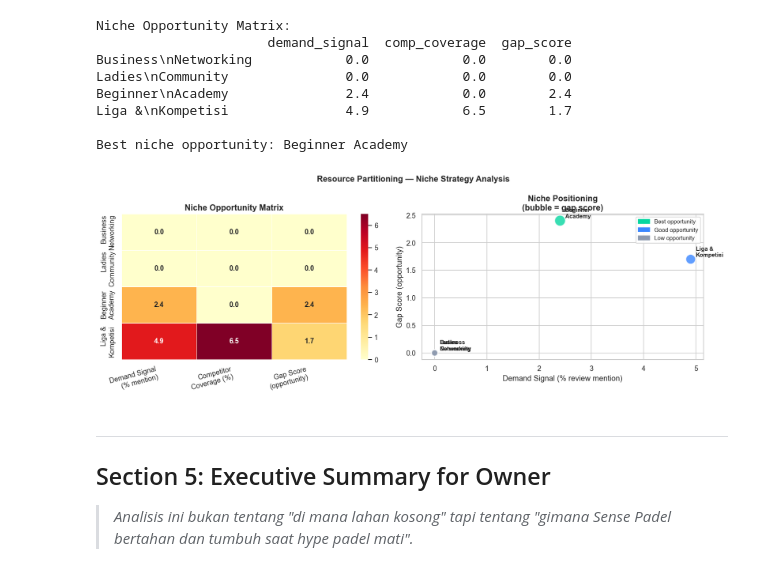
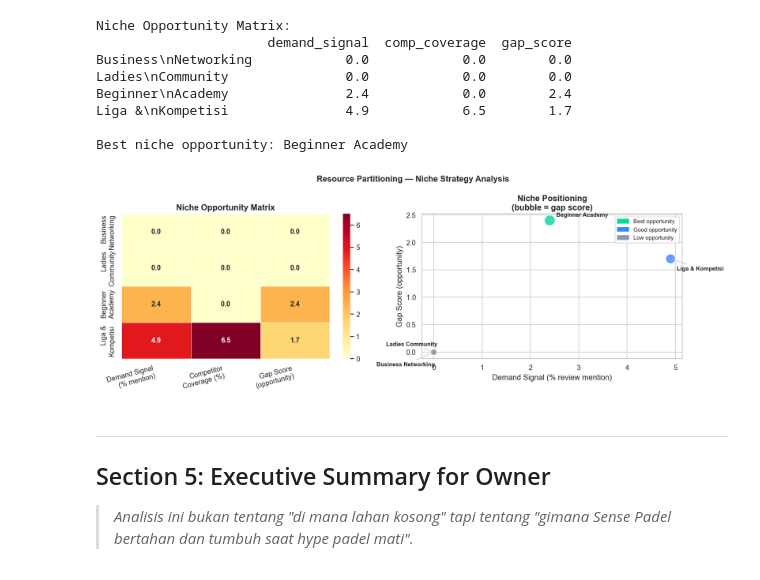
Before and after one commit to Untamed98x/Padel_Courts_Bintaro, a Jupyter notebook: scripts/StrategicAnalysis_PondokLabu.ipynb, the cells around one changed output. Cells and saved outputs as stored; diff of their text form; code cells hidden in the pictures.

```diff
--- a/scripts/StrategicAnalysis_PondokLabu.ipynb
+++ b/scripts/StrategicAnalysis_PondokLabu.ipynb
@@ -600,36 +621,45 @@ sns.heatmap(heat_niche, annot=True, fmt='.1f', cmap='YlOrRd',
             linewidths=0.5, ax=ax1, vmin=0,
             annot_kws={'size': 11, 'weight': 'bold'})
 ax1.set_title('Niche Opportunity Matrix', fontweight='bold')
 ax1.set_xlabel('')
 plt.setp(ax1.get_xticklabels(), rotation=15, ha='right')
 
 # Plot 2: Resource Partitioning diagram
 ax2 = axes[1]
 niches = list(df_niche.index)
 gaps   = df_niche['gap_score'].values
 demands = df_niche['demand_signal'].values
 
 bubble_colors = [GREEN if g == gaps.max() else BLUE if g > np.median(gaps) else GRAY for g in gaps]
 sc = ax2.scatter(demands, gaps, s=[g * 80 + 100 for g in gaps],
                  c=bubble_colors, alpha=0.8, edgecolors='white', linewidth=1.5)
+_offsets = {
+    'Business\nNetworking': (-90, -22),
+    'Ladies\nCommunity':    (-75,  10),
+    'Beginner\nAcademy':    (  10,  6),
+    'Liga &\nKompetisi':    (  10, -18),
+}
 for i, niche in enumerate(niches):
-    ax2.annotate(niche, (demands[i], gaps[i]),
-                 textcoords='offset points', xytext=(8, 4), fontsize=9, fontweight='bold')
+    off = _offsets.get(niche, (8, 4))
+    ax2.annotate(niche.replace('\n', ' '), (demands[i], gaps[i]),
+                 textcoords='offset points', xytext=off, fontsize=9, fontweight='bold',
+                 arrowprops=dict(arrowstyle='-', color='#bbbbbb', lw=0.8,
+                                 connectionstyle='arc3,rad=0'))
 
 ax2.set_xlabel('Demand Signal (% review mention)')
 ax2.set_ylabel('Gap Score (opportunity)')
 ax2.set_title('Niche Positioning\n(bubble = gap score)', fontweight='bold')
 
 green_patch = mpatches.Patch(color=GREEN, label='Best opportunity')
 blue_patch  = mpatches.Patch(color=BLUE,  label='Good opportunity')
 gray_patch  = mpatches.Patch(color=GRAY,  label='Low opportunity')
 ax2.legend(handles=[green_patch, blue_patch, gray_patch], fontsize=9)
 
 plt.suptitle('Resource Partitioning — Niche Strategy Analysis', fontsize=13, fontweight='bold')
 plt.tight_layout()
 plt.show()
 # %% [output]
-[figure, old version]
+[figure, new version]
 # %% [markdown]
 ---
 ## Section 5: Executive Summary for Owner
```
Also changed, not shown: parts of 2 cells of this notebook.
